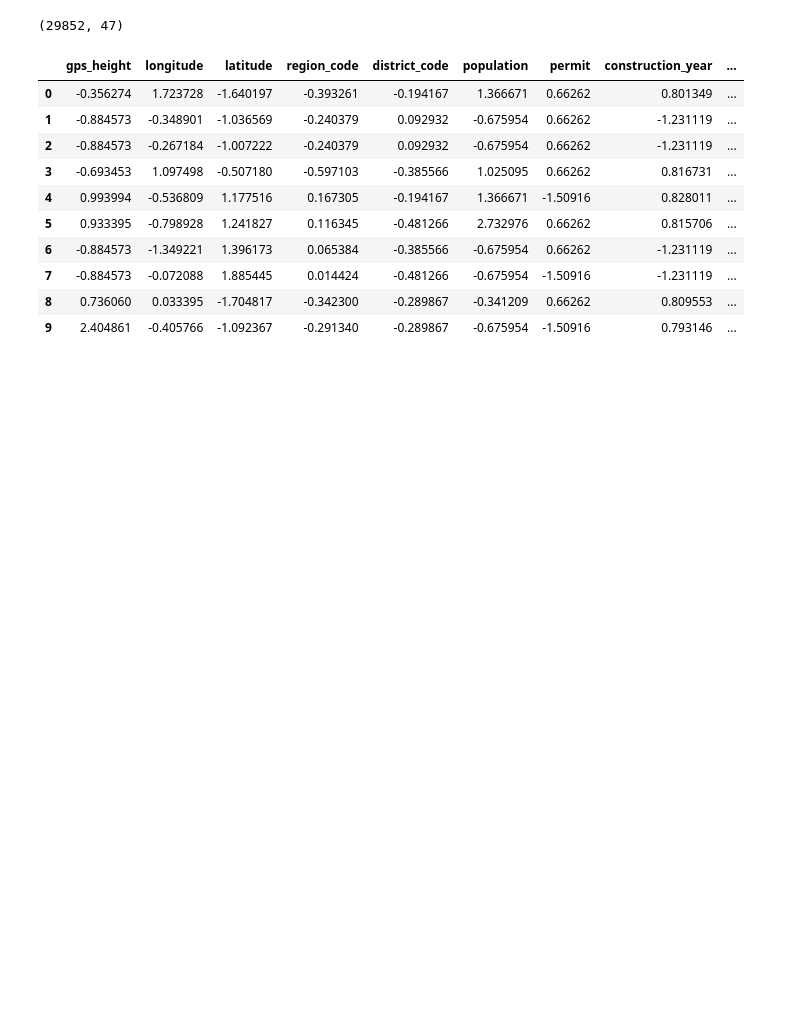
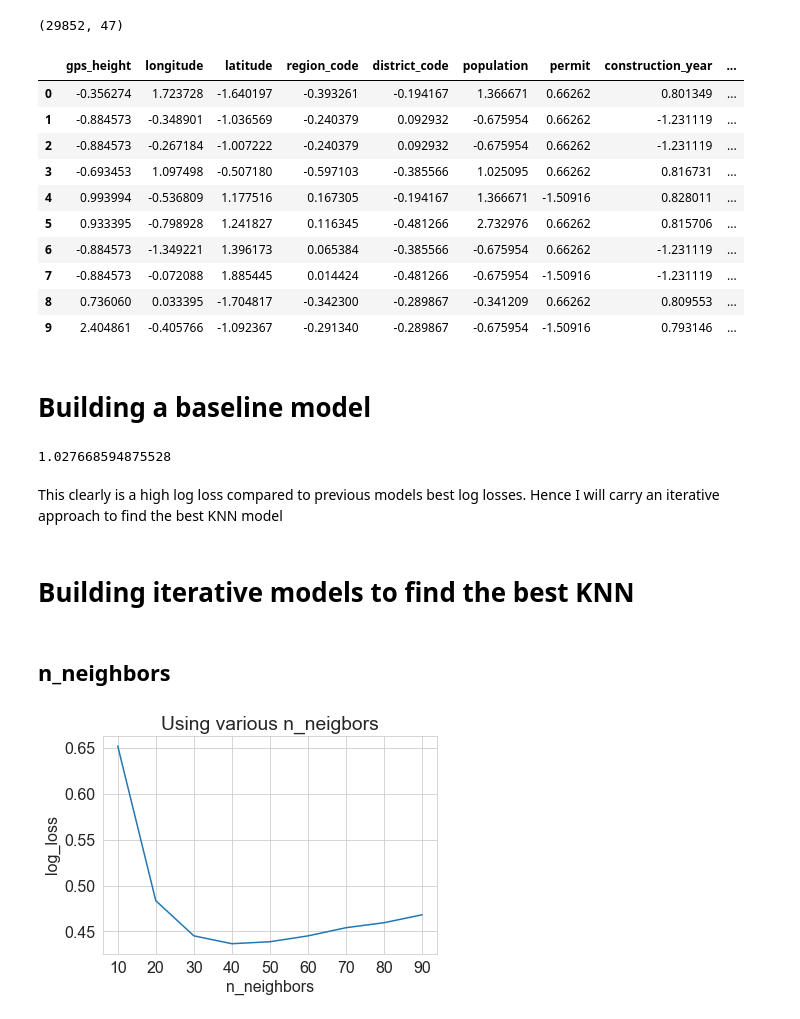
Before and after one commit to IainMosima/Tanzania-water-point-status-prediction-project, a Jupyter notebook: notebooks/6KNN-classifier.ipynb, the cells around one changed output. Cells and saved outputs as stored; diff of their text form; code cells hidden in the pictures; blank space fills up the shorter version.

Commit message:
Finished building a KNN classifier, remaining with determining the best model

```diff
--- a/notebooks/6KNN-classifier.ipynb
+++ b/notebooks/6KNN-classifier.ipynb
@@ -45,3 +46,35 @@ X_train.head(10)
 | 7 | -0.884573 | -0.072088 | 1.885445 | 0.014424 | -0.481266 | -0.675954 | -1.50916 | -1.231119 | ... |
 | 8 | 0.736060 | 0.033395 | -1.704817 | -0.342300 | -0.289867 | -0.341209 | 0.66262 | 0.809553 | ... |
 | 9 | 2.404861 | -0.405766 | -1.092367 | -0.291340 | -0.289867 | -0.675954 | -1.50916 | 0.793146 | ... |
+# %% [markdown]
+# Building a baseline model
+# %%
+knn_baseline_model = KNeighborsClassifier()
+
+knn_baseline_log_loss = -cross_val_score(knn_baseline_model, X_train, y_train, scoring="neg_log_loss").mean()
+knn_baseline_log_loss
+# %% [output]
+1.027668594875528
+# %% [markdown]
+This clearly is a high log loss compared to previous models best log losses. Hence I will carry an iterative approach to find the best KNN model
+# %% [markdown]
+# Building iterative models to find the best KNN
+# %% [markdown]
+## n_neighbors
+# %%
+neighbors = np.arange(10, 100, 10)
+
+log_loss_means = []
+
+for neighbor in neighbors:
+    knn_model = KNeighborsClassifier(n_neighbors=neighbor)
+    log_loss_means.append( -cross_val_score(knn_model, X_train, y_train, scoring='neg_log_loss').mean() )
+
+plt.plot(neighbors, log_loss_means)
+plt.xlabel('n_neighbors')
+plt.xticks(neighbors)
+plt.ylabel('log_loss')
+plt.title('Using various n_neigbors')
+plt.show()
+# %% [output]
+[figure, added]
```
Also changed, not shown: parts of 18 cells of this notebook, 1 other file.
